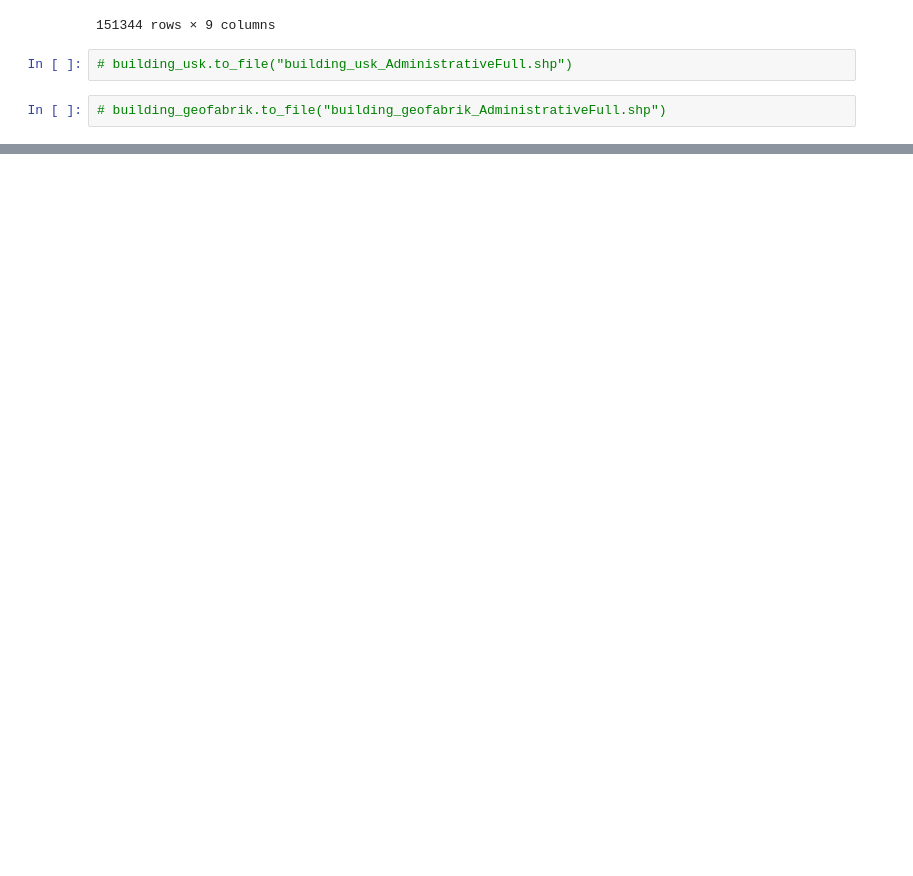
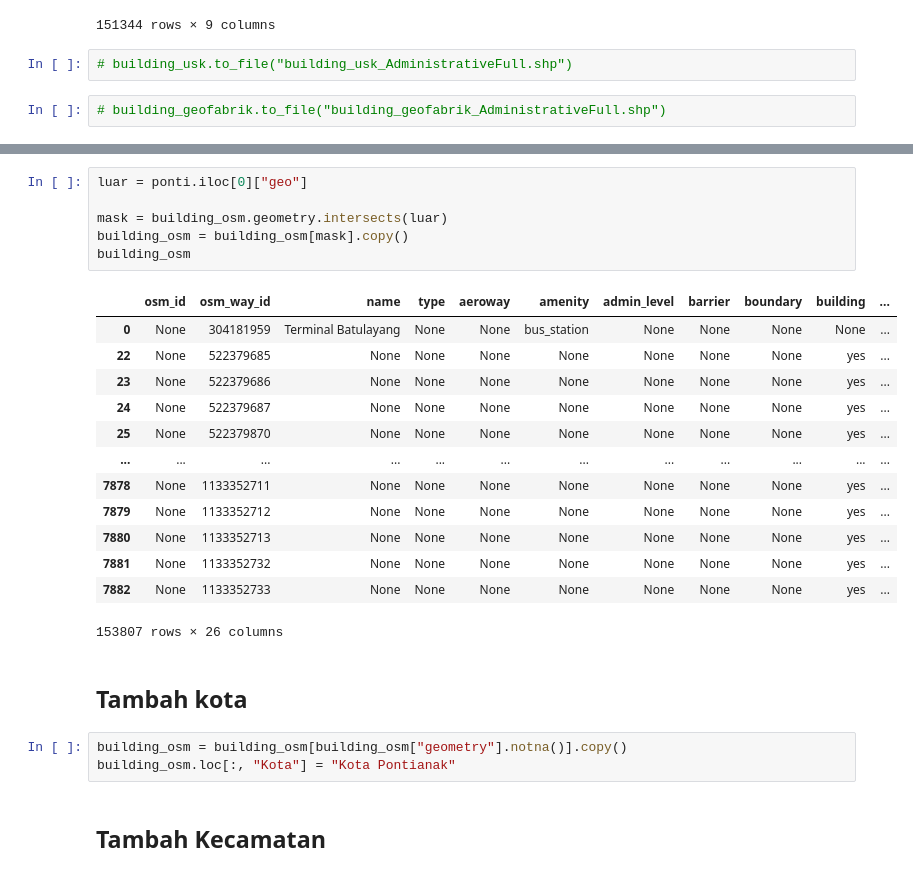
Before and after one commit to alzimna/ara, a Jupyter notebook: Code/ara_team_project.ipynb, the cells around one changed output, grey strips where cells are left out. Cells and saved outputs as stored; diff of their text form; blank space fills up the shorter version.

```diff
--- a/Code/ara_team_project.ipynb
+++ b/Code/ara_team_project.ipynb
@@ -529,0 +516,27 @@ building_geofabrik
+# %%
+luar = ponti.iloc[0]["geo"]
+
+mask = building_osm.geometry.intersects(luar)
+building_osm = building_osm[mask].copy()
+building_osm
+# %% [output]
+|  | osm_id | osm_way_id | name | type | aeroway | amenity | admin_level | barrier | boundary | building | ... |
+| 0 | None | 304181959 | Terminal Batulayang | None | None | bus_station | None | None | None | None | ... |
+| 22 | None | 522379685 | None | None | None | None | None | None | None | yes | ... |
+| 23 | None | 522379686 | None | None | None | None | None | None | None | yes | ... |
+| 24 | None | 522379687 | None | None | None | None | None | None | None | yes | ... |
+| 25 | None | 522379870 | None | None | None | None | None | None | None | yes | ... |
+| ... | ... | ... | ... | ... | ... | ... | ... | ... | ... | ... | ... |
+| 7878 | None | 1133352711 | None | None | None | None | None | None | None | yes | ... |
+| 7879 | None | 1133352712 | None | None | None | None | None | None | None | yes | ... |
+| 7880 | None | 1133352713 | None | None | None | None | None | None | None | yes | ... |
+| 7881 | None | 1133352732 | None | None | None | None | None | None | None | yes | ... |
+| 7882 | None | 1133352733 | None | None | None | None | None | None | None | yes | ... |
+153807 rows × 26 columns
+# %% [markdown]
+## Tambah kota
+# %%
+building_osm = building_osm[building_osm["geometry"].notna()].copy()
+building_osm.loc[:, "Kota"] = "Kota Pontianak"
+# %% [markdown]
+## Tambah Kecamatan
```
Also changed, not shown: parts of 39 cells of this notebook.
